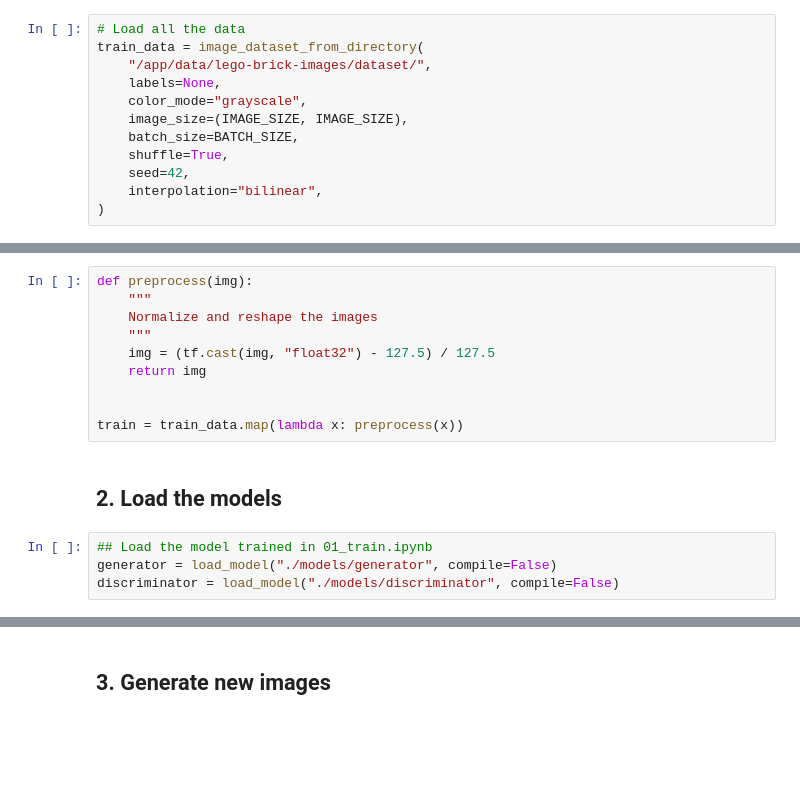
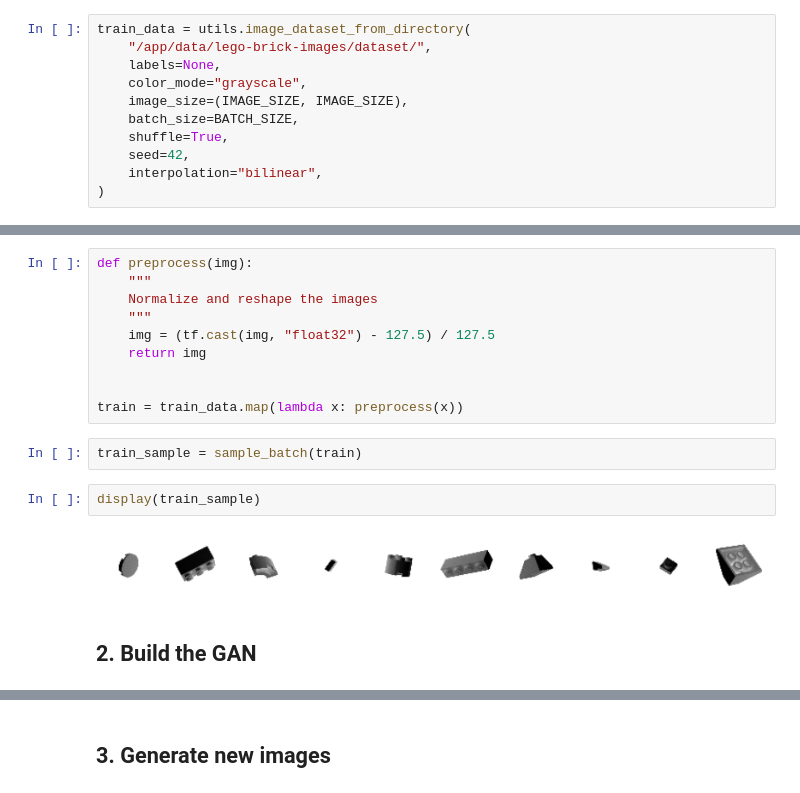
Before and after one commit to davidADSP/Generative_Deep_Learning_2nd_Edition, a Jupyter notebook: notebooks/gan/dcgan/dcgan.ipynb, the cells around one changed output, grey strips where cells are left out. Saved outputs shown, nothing was run; the diff lists cells and outputs as text; blank space fills up the shorter version.

```diff
--- a/notebooks/gan/gan/02_generate.ipynb
+++ b/notebooks/gan/dcgan/dcgan.ipynb
@@ -61,8 +36,7 @@ EPOCHS = 300
 # %% [markdown]
 ## 1. Prepare the data <a name="prepare"></a>
 # %%
-# Load all the data
-train_data = image_dataset_from_directory(
+train_data = utils.image_dataset_from_directory(
     "/app/data/lego-brick-images/dataset/",
     labels=None,
     color_mode="grayscale",
@@ -84,9 +58,11 @@ def preprocess(img):
 
 
 train = train_data.map(lambda x: preprocess(x))
+# %%
+train_sample = sample_batch(train)
+# %%
+display(train_sample)
+# %% [output]
+[figure, added]
 # %% [markdown]
-## 2. Load the models <a name="model"></a>
+## 2. Build the GAN <a name="build"></a>
-# %%
-## Load the model trained in 01_train.ipynb
-generator = load_model("./models/generator", compile=False)
-discriminator = load_model("./models/discriminator", compile=False)
```
Also changed, not shown: parts of 16 cells of this notebook, 6 other files.
